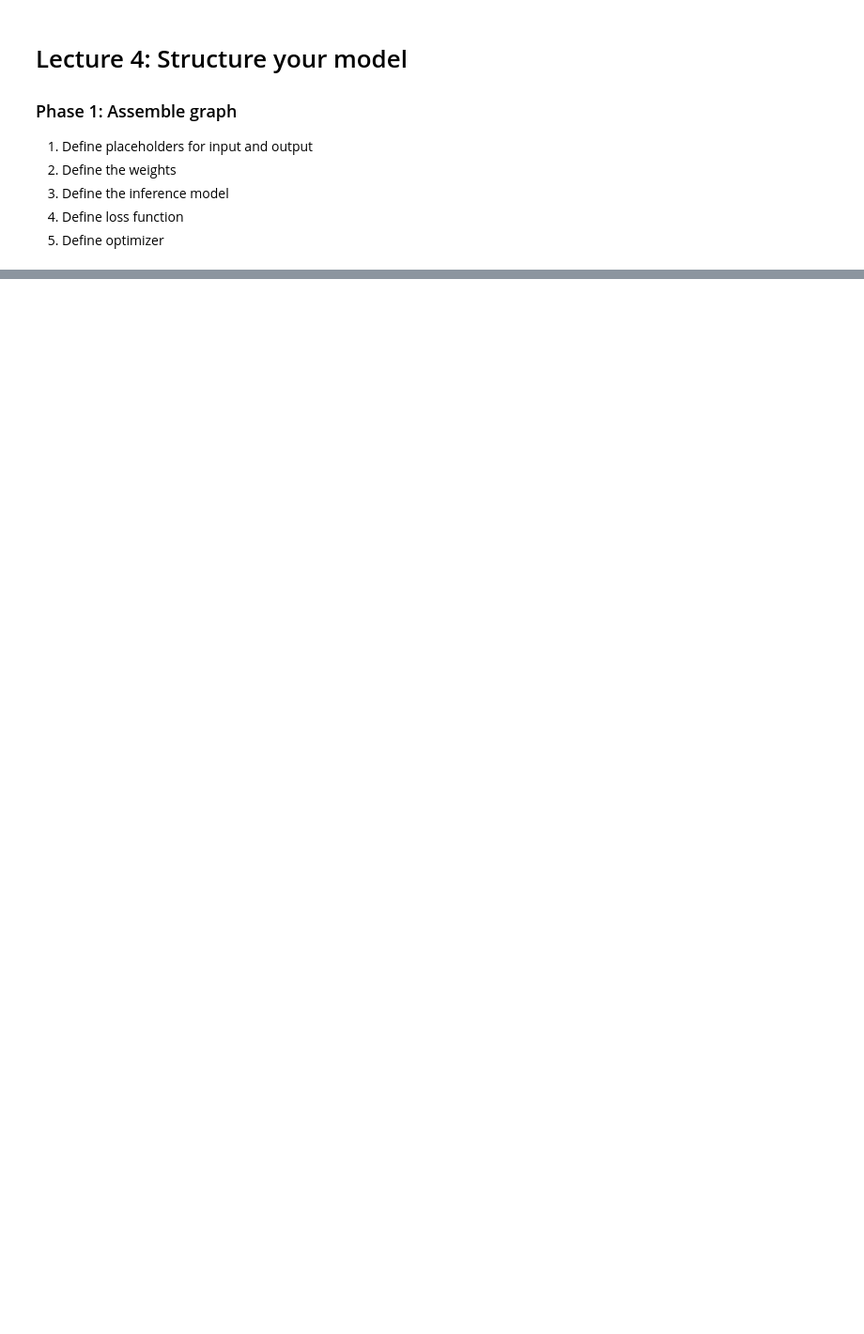
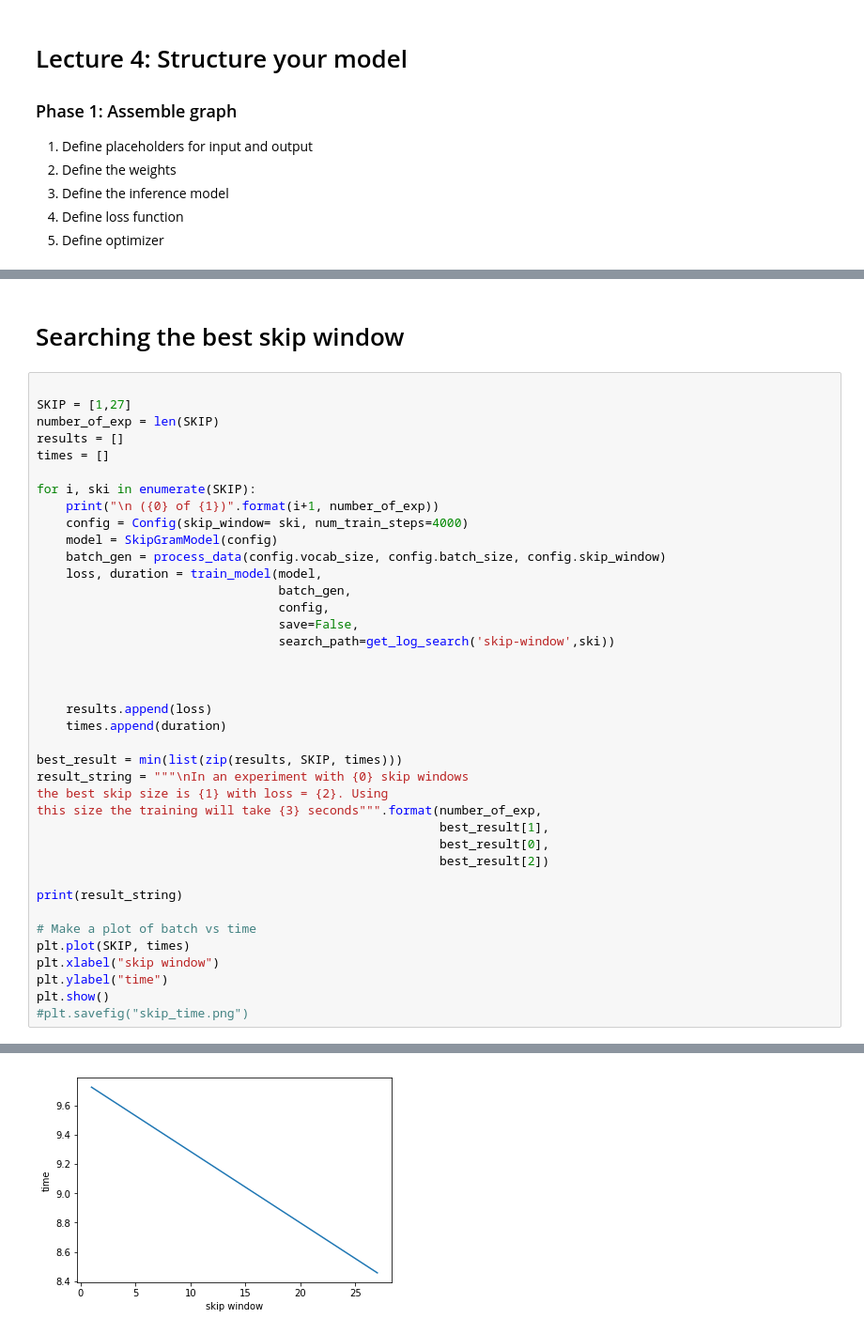
Before and after one commit to Libardo1/mltoolkit, a Jupyter notebook: tfworkbench/cs20si/Lecture4.ipynb, the cells around one changed output, grey strips where cells are left out. Shown at 94% size. Drawn from its saved outputs; the diff is of its cells as text; blank space fills up the shorter version.

```diff
--- a/tfworkbench/cs20si/Lecture4.ipynb
+++ b/tfworkbench/cs20si/Lecture4.ipynb
@@ -189,0 +320,42 @@ a = train_model(m,batch_gen,visualization=False)
+# %% [markdown]
+# Searching the best skip window
+# %%
+
+SKIP = [1,27]
+number_of_exp = len(SKIP)
+results = []
+times = []
+
+for i, ski in enumerate(SKIP):
+    print("\n ({0} of {1})".format(i+1, number_of_exp))
+    config = Config(skip_window= ski, num_train_steps=4000)
+    model = SkipGramModel(config)
+    batch_gen = process_data(config.vocab_size, config.batch_size, config.skip_window)
+    loss, duration = train_model(model,
+                                 batch_gen,
+                                 config,
+                                 save=False,
+                                 search_path=get_log_search('skip-window',ski))
+
+
+
+    results.append(loss)
+    times.append(duration)
+
+best_result = min(list(zip(results, SKIP, times)))
+result_string = """\nIn an experiment with {0} skip windows
+the best skip size is {1} with loss = {2}. Using
+this size the training will take {3} seconds""".format(number_of_exp,
+                                                       best_result[1],
+                                                       best_result[0],
+                                                       best_result[2])
+
+print(result_string)
+
+# Make a plot of batch vs time
+plt.plot(SKIP, times)
+plt.xlabel("skip window")
+plt.ylabel("time")
+plt.show()
+#plt.savefig("skip_time.png")
+# %% [output]
@@ -189,0 +379 @@ a = train_model(m,batch_gen,visualization=False)
+[figure, added]
```
Also changed, not shown: parts of 12 cells of this notebook, 2 other files.
